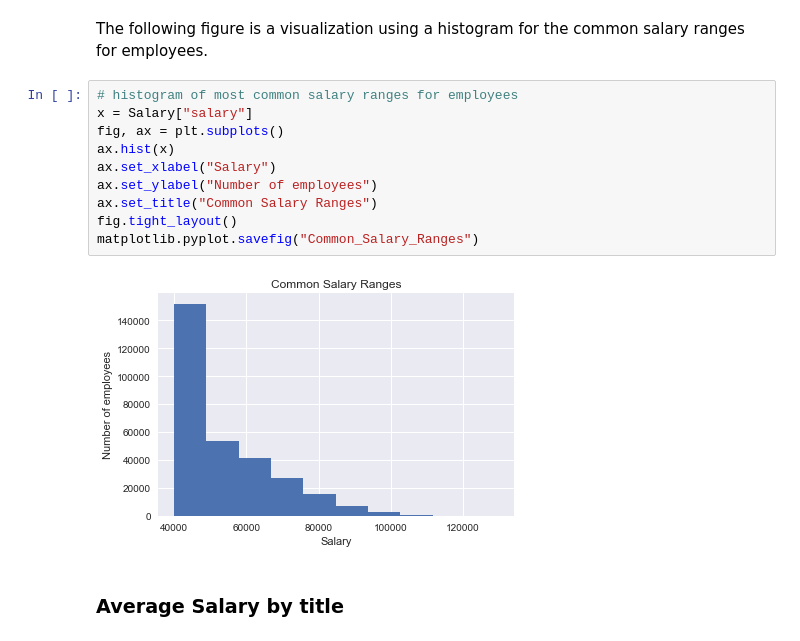
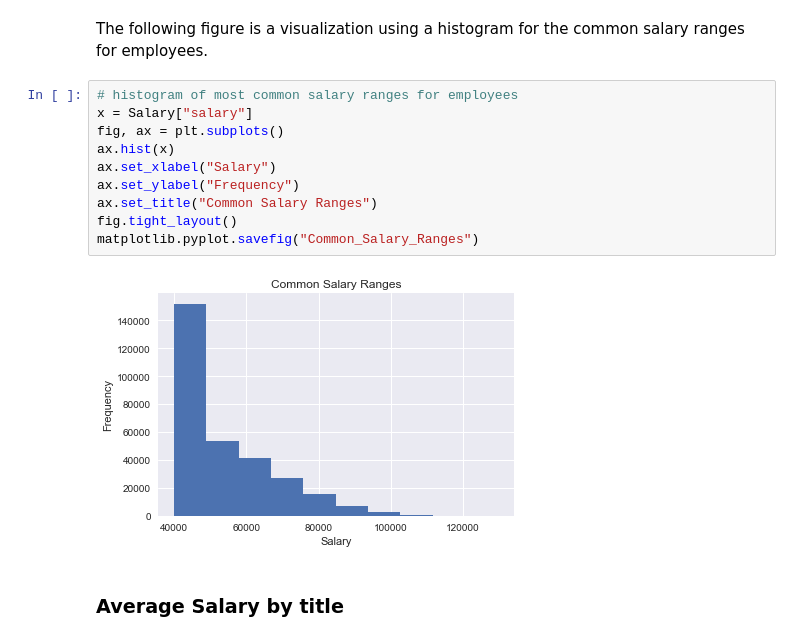
Before and after one commit to AliciaAPerez/Data_Engineering_and_Analysis_of_Employee_Data_with_SQL, a Jupyter notebook: Employee_Analysis/Employee_Analysis.ipynb, the cells around one changed output. Cells and saved outputs as stored; diff of their text form.

```diff
--- a/Employee_Analysis/Employee_Analysis.ipynb
+++ b/Employee_Analysis/Employee_Analysis.ipynb
@@ -152,15 +152,15 @@ The following figure is a visualization using a histogram for the common salary
 # %%
 # histogram of most common salary ranges for employees
 x = Salary["salary"]
 fig, ax = plt.subplots()
 ax.hist(x)
 ax.set_xlabel("Salary")
-ax.set_ylabel("Number of employees")
+ax.set_ylabel("Frequency")
 ax.set_title("Common Salary Ranges")
 fig.tight_layout()
 matplotlib.pyplot.savefig("Common_Salary_Ranges")
 # %% [output]
-[figure, old version]
+[figure, new version]
 # %% [markdown]
 ### Average Salary by title
 # %% [markdown]
```
Also changed, not shown: 2 other files.
